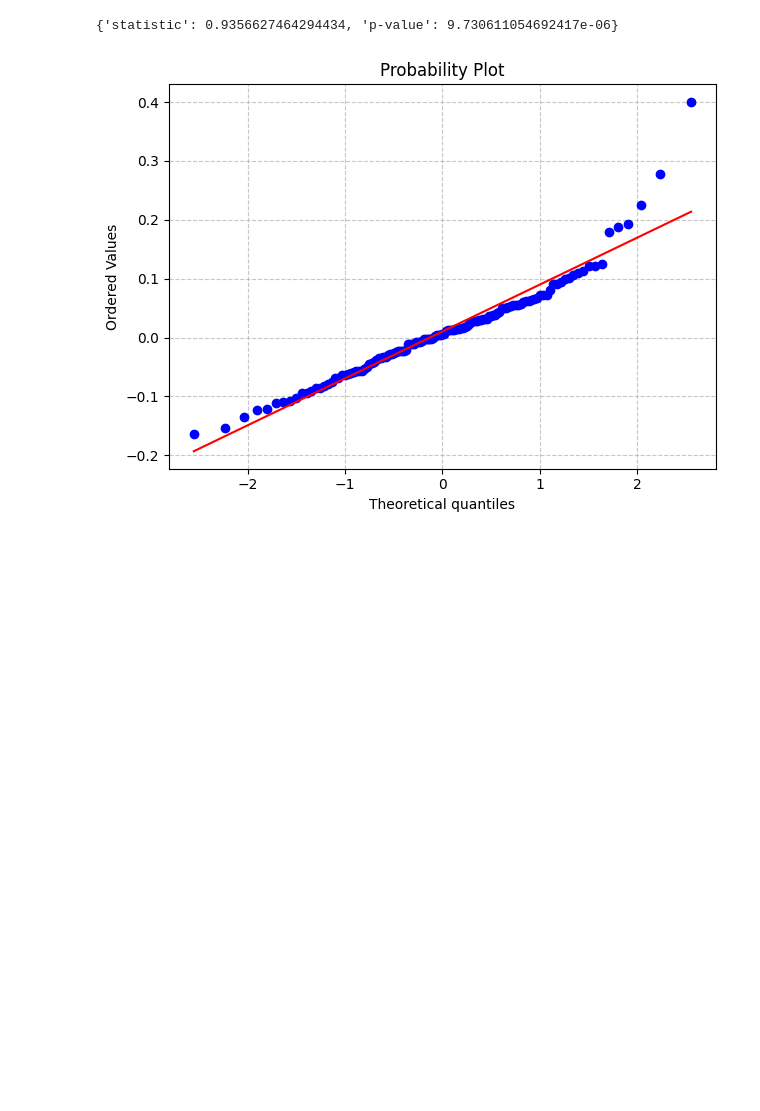
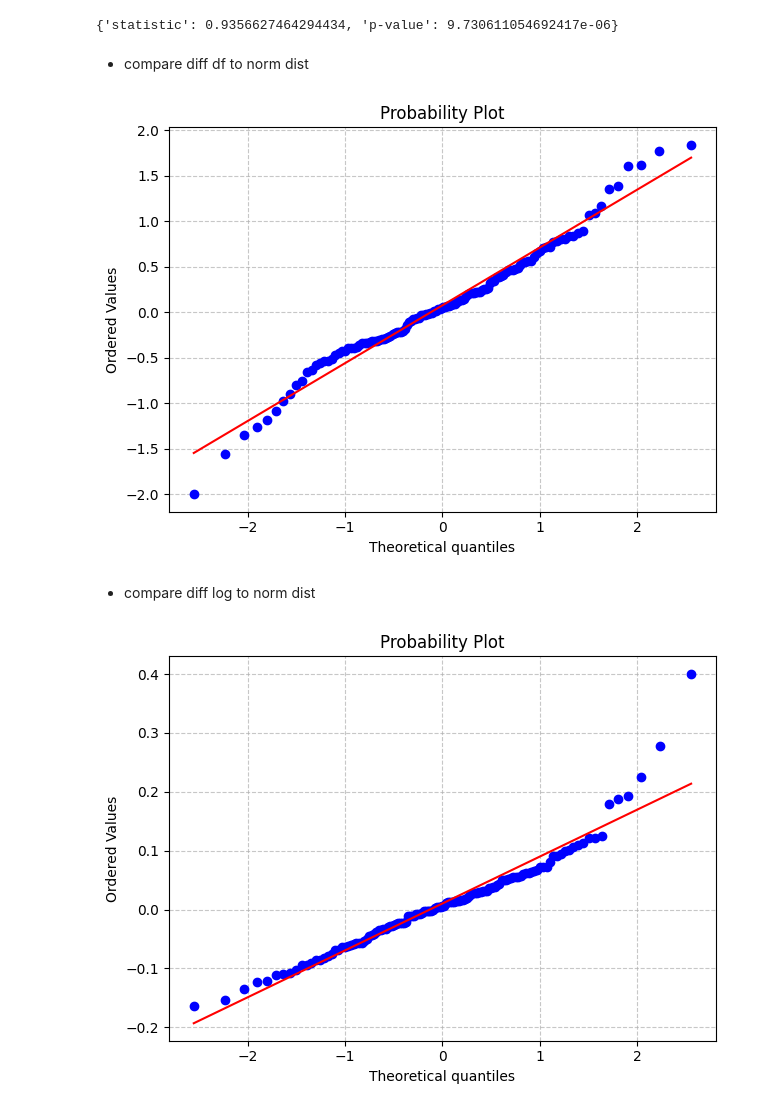
Before and after one commit to anbit192/stocks-anime-analyze, a Jupyter notebook: codes/nintendo-arima.ipynb, the cells around one changed output. Cells and saved outputs as stored; diff of their text form; code cells hidden in the pictures; blank space fills up the shorter version.

```diff
--- a/codes/nintendo-arima.ipynb
+++ b/codes/nintendo-arima.ipynb
@@ -84,6 +90,17 @@ def shapiro_test(series):
 shapiro_test(difflog)
 # %% [output]
 {'statistic': 0.9356627464294434, 'p-value': 9.730611054692417e-06}
+# %% [markdown]
+- compare diff df to norm dist
+# %%
+probplot1 = probplot(np.diff(df["Adj Close"]), dist="norm", plot=plt)
+plt.grid(True, linestyle="--", alpha=0.7)
+plt.tight_layout()
+plt.show()
+# %% [output]
+[figure, added]
+# %% [markdown]
+- compare diff log to norm dist
 # %%
 probplot2 = probplot(difflog, dist="norm", plot=plt)
 
```
Also changed, not shown: parts of 22 cells of this notebook, 3 other files.
